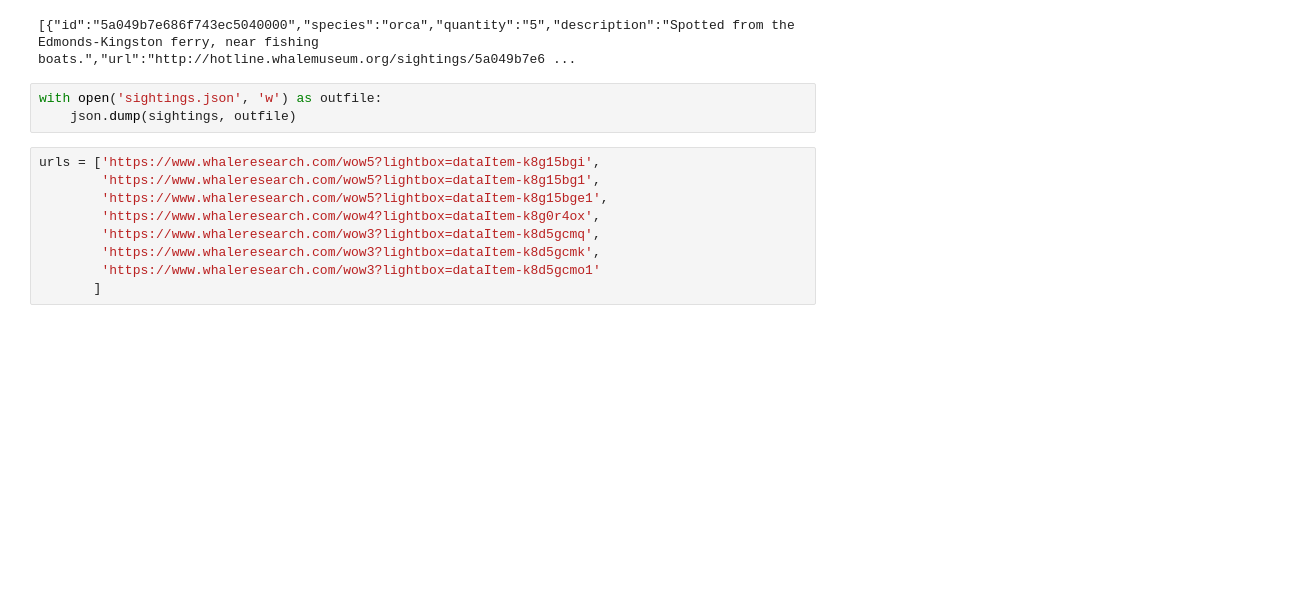
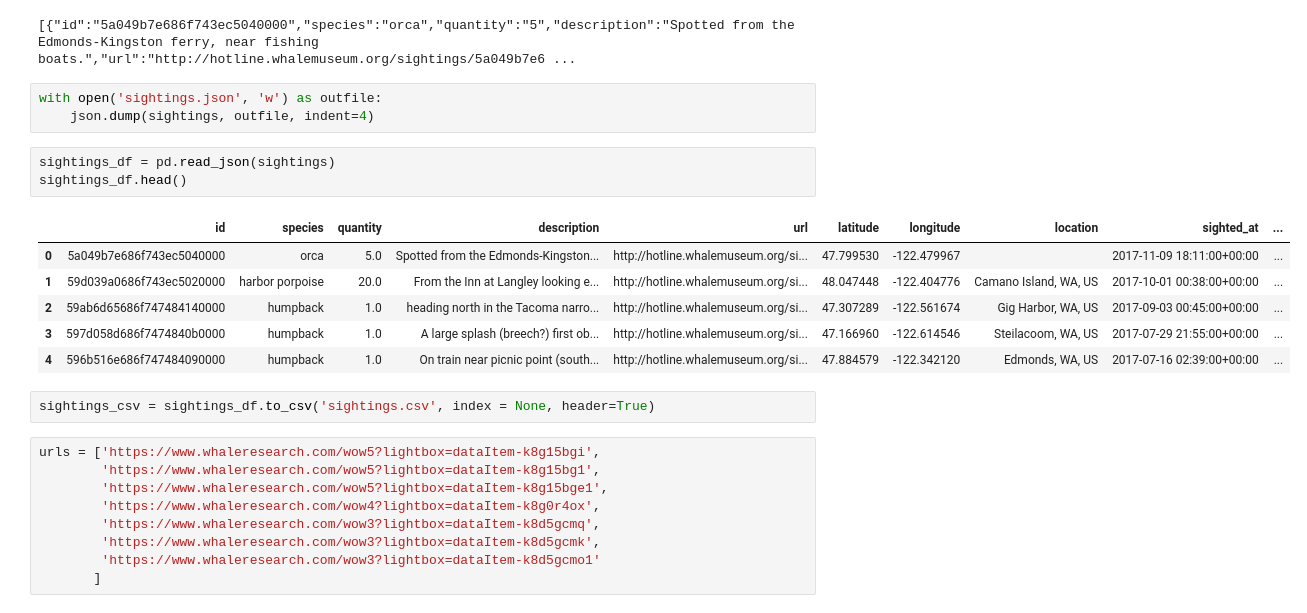
Before and after one commit to js04237/Project-2, a Jupyter notebook: whale_scraping.ipynb, the cells around one changed output. Drawn from its saved outputs; the diff is of its cells as text; blank space fills up the shorter version.

```diff
--- a/whale_scraping.ipynb
+++ b/whale_scraping.ipynb
@@ -28,7 +30,19 @@ print(sightings)
 [{"id":"5a049b7e686f743ec5040000","species":"orca","quantity":"5","description":"Spotted from the Edmonds-Kingston ferry, near fishing boats.","url":"http://hotline.whalemuseum.org/sightings/5a049b7e6 ...
 # %%
 with open('sightings.json', 'w') as outfile:
-    json.dump(sightings, outfile)
+    json.dump(sightings, outfile, indent=4)
+# %%
+sightings_df = pd.read_json(sightings)
+sightings_df.head()
+# %% [output]
+|  | id | species | quantity | description | url | latitude | longitude | location | sighted_at | ... |
+| 0 | 5a049b7e686f743ec5040000 | orca | 5.0 | Spotted from the Edmonds-Kingston... | http://hotline.whalemuseum.org/si... | 47.799530 | -122.479967 |  | 2017-11-09 18:11:00+00:00 | ... |
+| 1 | 59d039a0686f743ec5020000 | harbor porpoise | 20.0 | From the Inn at Langley looking e... | http://hotline.whalemuseum.org/si... | 48.047448 | -122.404776 | Camano Island, WA, US | 2017-10-01 00:38:00+00:00 | ... |
+| 2 | 59ab6d65686f747484140000 | humpback | 1.0 | heading north in the Tacoma narro... | http://hotline.whalemuseum.org/si... | 47.307289 | -122.561674 | Gig Harbor, WA, US | 2017-09-03 00:45:00+00:00 | ... |
+| 3 | 597d058d686f7474840b0000 | humpback | 1.0 | A large splash (breech?) first ob... | http://hotline.whalemuseum.org/si... | 47.166960 | -122.614546 | Steilacoom, WA, US | 2017-07-29 21:55:00+00:00 | ... |
+| 4 | 596b516e686f747484090000 | humpback | 1.0 | On train near picnic point (south... | http://hotline.whalemuseum.org/si... | 47.884579 | -122.342120 | Edmonds, WA, US | 2017-07-16 02:39:00+00:00 | ... |
+# %%
+sightings_csv = sightings_df.to_csv('sightings.csv', index = None, header=True)
 # %%
 urls = ['https://www.whaleresearch.com/wow5?lightbox=dataItem-k8g15bgi',
         'https://www.whaleresearch.com/wow5?lightbox=dataItem-k8g15bg1',
```
Also changed, not shown: parts of 5 cells of this notebook, 2 other files.
